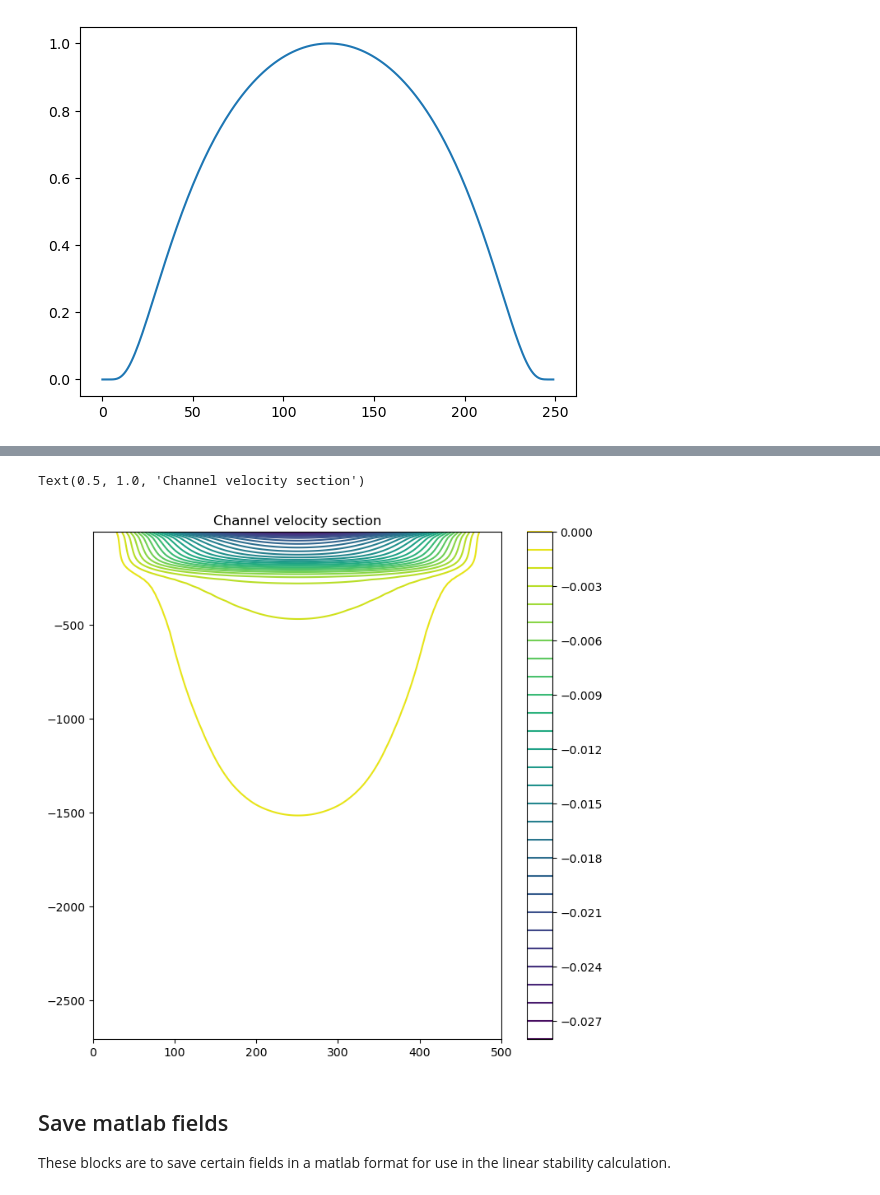
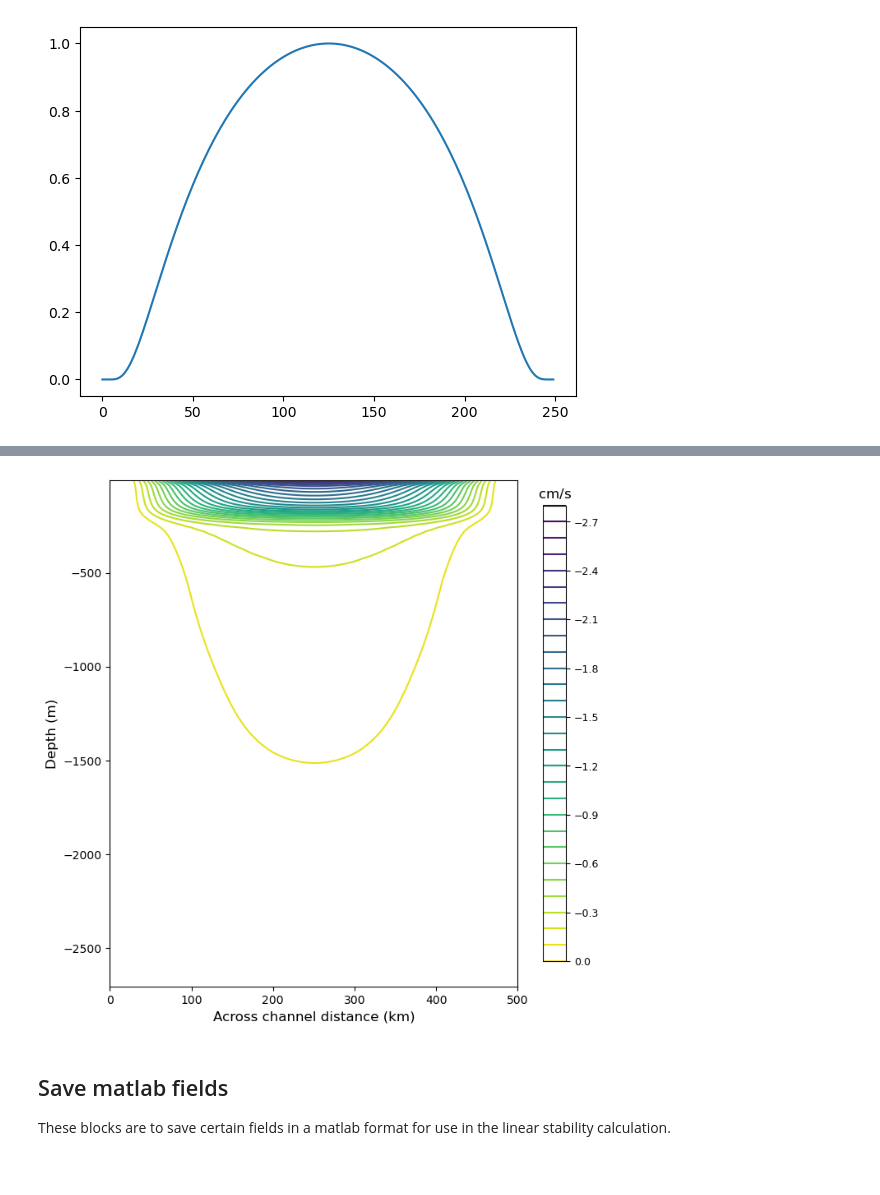
Before and after one commit to hmason13/ArcticMiddepthBI, a Jupyter notebook: analysis/modelInitializationDemo.ipynb, the cells around one changed output, grey strips where cells are left out. Saved outputs shown, nothing was run; the diff lists cells and outputs as text; code cells hidden in the pictures.

```diff
--- a/analysis/modelInitializationDemo.ipynb
+++ b/analysis/modelInitializationDemo.ipynb
@@ -266,13 +272,17 @@ Text(0.5, 1.0, 'Density section')
 # %%
 # view velocity field
 plt.figure(figsize=(8,8))
 plt.contour(np.linspace(0,500,250), -zCenters,
-            velocities[:,:,:].mean(1), 30)
-plt.colorbar()
-plt.title("Channel velocity section")
+            100*velocities[:,:,:].mean(1), 30)
+plt.xlabel("Across channel distance (km)", size=12)
+plt.ylabel("Depth (m)", size=12)
+cbar = plt.colorbar(shrink=0.9)
+cbar.ax.set_title(r"$\mathrm{cm}/\mathrm{s}$")
+cbar.ax.invert_yaxis()
+cbar.ax.tick_params(labelsize=9)
+# plt.title("Channel velocity section")
 # %% [output]
-Text(0.5, 1.0, 'Channel velocity section')
-[figure, old version]
+[figure, new version]
 # %% [markdown]
 ## Save matlab fields
 
```
Also changed, not shown: parts of 2 cells of this notebook, 12 other files.
